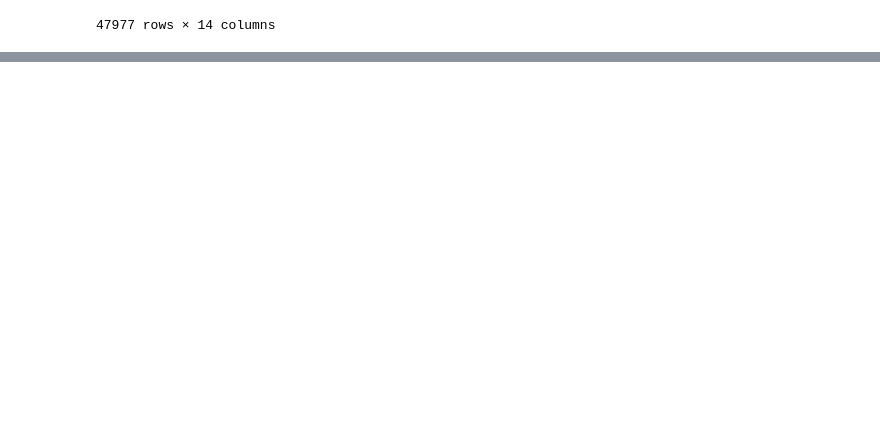
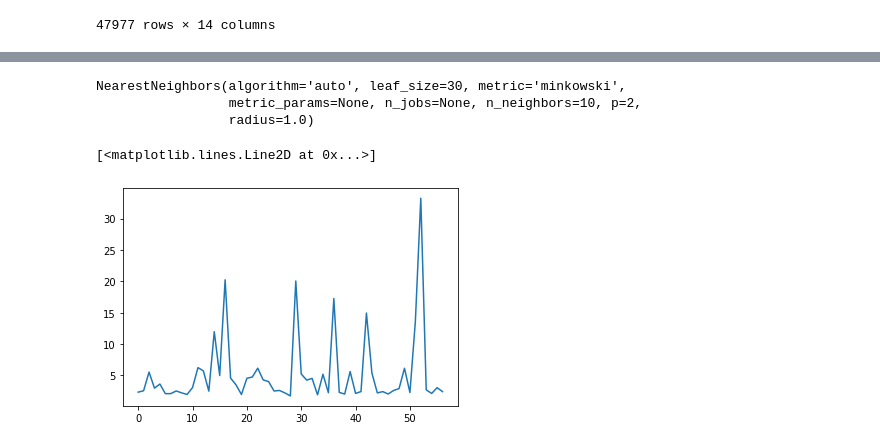
Before and after one commit to alixtc/Renault, a Jupyter notebook: notebooks/Anomaly detection.ipynb, the cells around one changed output, grey strips where cells are left out. Drawn from its saved outputs; the diff is of its cells as text; code cells hidden in the pictures; blank space fills up the shorter version.

Commit message:
added variables to filter bad pji and first model application on test

```diff
--- a/notebooks/Anomaly detection.ipynb
+++ b/notebooks/Anomaly detection.ipynb
@@ -15,5 +35,16 @@ df = pd.read_csv('../data/train_df_LHA.csv',index_col='Unnamed: 0' )
 filling = ['ActVolume', 'ActMass']
 STEPS = ['StepLoading', 'StepEndLoading']
 # %%
-df.groupby('pji').count()['fluid'].describe()
+# conversion of string to datetime
+time = pd.to_datetime(df.sourceTimestamp, infer_datetime_format=True)
+df['time'] = time
+df.sort_values('time', inplace=True)
+
+# add time-delta feature order by pji > fluid > measurement
+most_common_df = df.sort_values(['fluid', 'measurement', 'time'])
+delta = most_common_df.groupby(['pji', 'fluid', 'measurement'])['time'].diff()
+delta = delta.fillna(pd.Timedelta(seconds=0))
+delta = delta / np.timedelta64(1, 's')
+most_common_df['delta'] = delta.values
+most_common_df
 # %% [output]
@@ -99,0 +137,3 @@ df
+# %%
+bad_pji = get_pji_with_misssing_fluids_measure(most_common_df, n_fluids=2,n_measure=2)
+bad_pji
@@ -99,0 +213,21 @@ df
+# %%
+pipe = make_pipeline(
+    StandardScaler(),
+    SimpleImputer(strategy='constant', fill_value=-5)
+)
+pipe.fit(final_df)
+X = pipe.transform(final_df)
+
+near = NearestNeighbors(n_neighbors=10)
+near.fit(X)
+# %% [output]
+NearestNeighbors(algorithm='auto', leaf_size=30, metric='minkowski',
+                 metric_params=None, n_jobs=None, n_neighbors=10, p=2,
+                 radius=1.0)
+# %%
+# distances and indexes of k-neaighbors from model outputs
+distances, indexes = near.kneighbors(X)# plot mean of k-distances of each observation
+plt.plot(distances.mean(axis =1))
+# %% [output]
+[<matplotlib.lines.Line2D at 0x...>]
+[figure, added]
```
Also changed, not shown: parts of 28 cells of this notebook, 1 other file.
